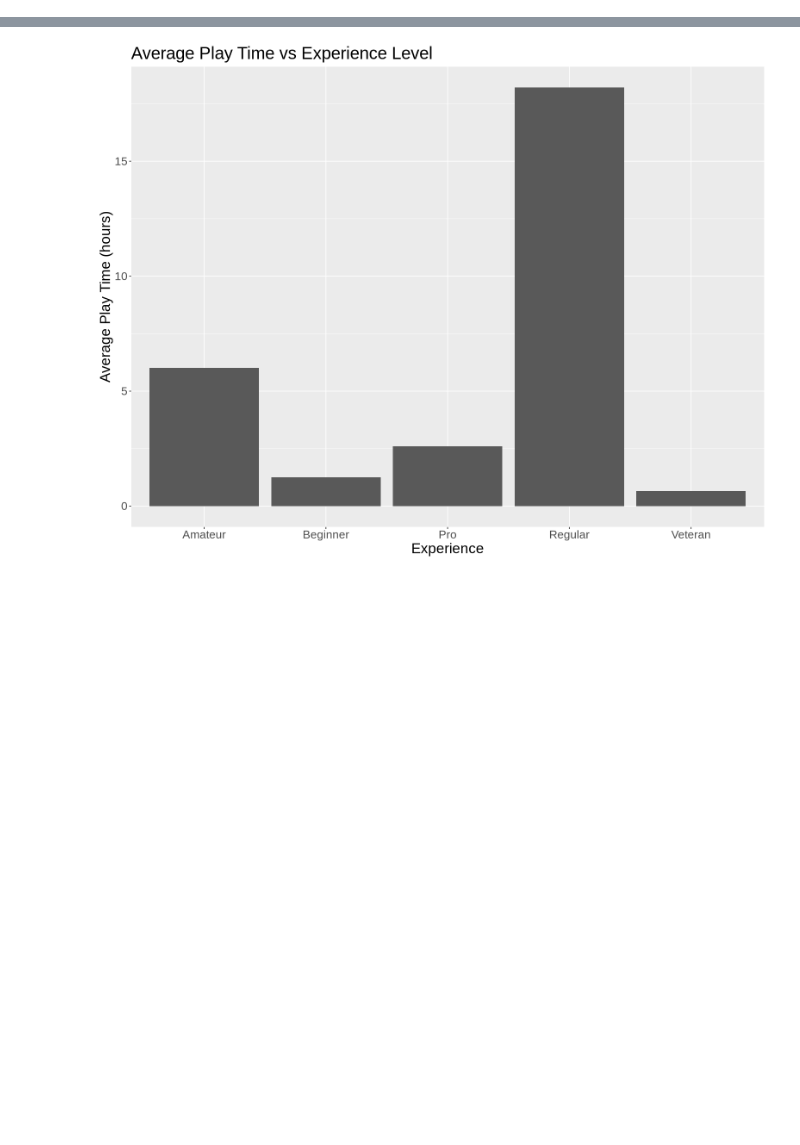
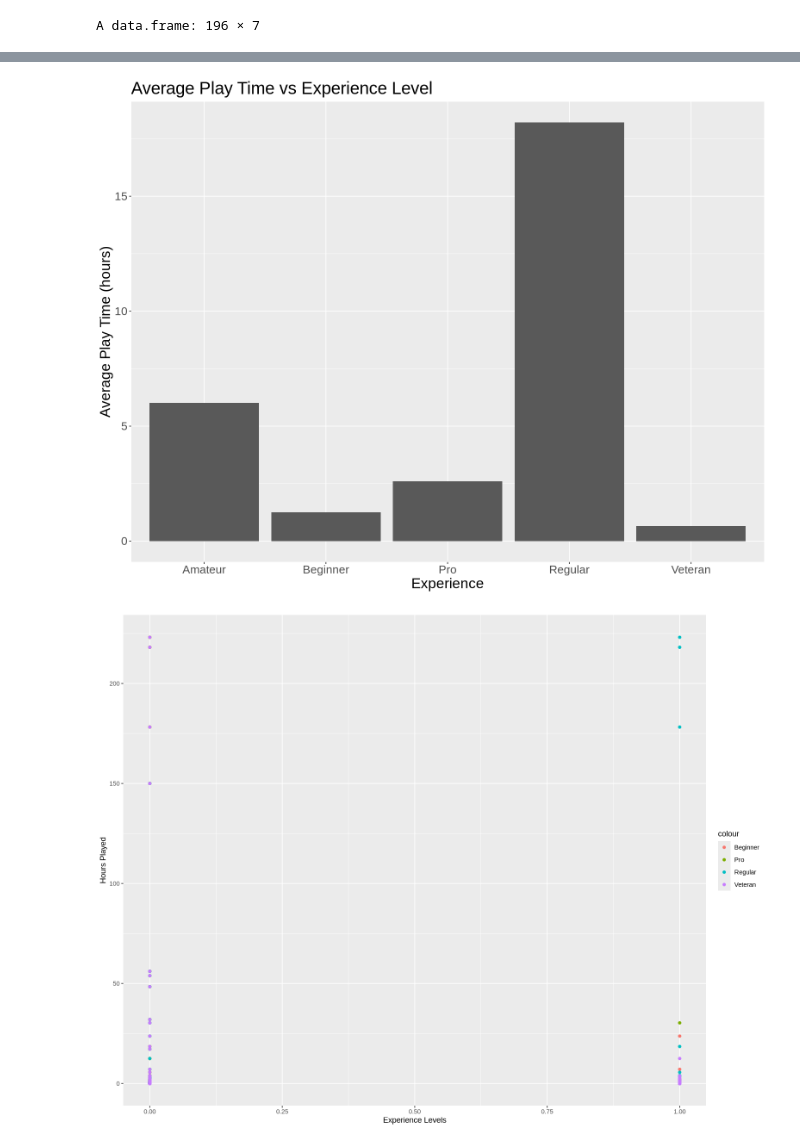
Before and after one commit to alexxu06/DSCI-Project, a Jupyter notebook: project.ipynb, the cells around one changed output, grey strips where cells are left out. Drawn from its saved outputs; the diff is of its cells as text; code cells hidden in the pictures; blank space fills up the shorter version.

```diff
--- a/project.ipynb
+++ b/project.ipynb
@@ -2,9 +2,11 @@
 library(tidyverse)
 library(repr)
 library(tidymodels)
+library(caret)
 
-player_data <- read_csv("data/players.csv")
-#session_data <- read_csv("data/sessions.csv")
+player_raw_data <- read_csv("https://drive.google.com/uc?export=download&id=1Mw9vW0hjTJwRWx0bDXiSpYsO3gKogaPz")
+
+session_data <- read_csv("https://drive.google.com/uc?export=download&id=14O91N5OlVkvdGxXNJUj5jIsV5RexhzbB")
 
 #just some filler code for now
 #tidy_session_data <- session_data |>
@@ -25,15 +35,39 @@ lgl (3): subscribe, individualId, organizationName
 # For Experience vs Played Hours
 options(repr.plot.width=13, repr.plot.height=10)
 
+player_data <- player_raw_data |>
+                        select(experience, played_hours) |> # only using experience and played_hours
+                        mutate(experience = as.factor(experience)) # converts experience from chr to fct
+
+player_data_one_hot_encoding <- dummyVars(" ~ experience ", data=player_data) # one-hot encoding the data to convert categorical to numerical
+
+encoded_player_data <- predict(player_data_one_hot_encoding, newdata=player_data)
+
+encoded_player_data <- cbind(player_data, encoded_player_data)
+encoded_player_data
+
 player_data_average_graph <- player_data |>
-                        select(experience, played_hours) |> # only using experience and played_hours
-                        mutate(experience = as.factor(experience)) |> # converts experience from chr to fct
                         group_by(experience) |>
-                        summarize(average = mean(played_hours)) |> # average play hours for each experience group
+                        summarize(average = mean(played_hours)) |>  # average play hours for each experience group
                         ggplot(aes(experience, average)) + # graph
                         geom_bar(stat="identity") +
                         labs(x="Experience", y="Average Play Time (hours)", title="Average Play Time vs Experience Level") +
                         theme(text=element_text(size=20))
 
 player_data_average_graph
+
+encoded_player_graph <- ggplot(encoded_player_data, aes(x=experience.Amateur, y=played_hours, color="Amateur")) +
+                            geom_point(aes(x=experience.Beginner, color="Beginner")) +
+                            geom_point(aes(x=experience.Pro, color="Pro")) +
+                            geom_point(aes(x=experience.Regular, color="Regular")) +
+                            geom_point(aes(x=experience.Veteran, color="Veteran")) +
+                            labs(x="Experience Levels", y="Hours Played")
+
+encoded_player_graph
+# Training
+
+player_split <- initial_split(player_data, prop=0.75)
+player_training <- training(player_split)
+player_testing <- testing(player_split)
 # %% [output]
+A data.frame: 196 × 7
@@ -40 +92,2 @@ player_data_average_graph
 [figure]
+[figure, added]
```
Also changed, not shown: parts of 2 cells of this notebook.
